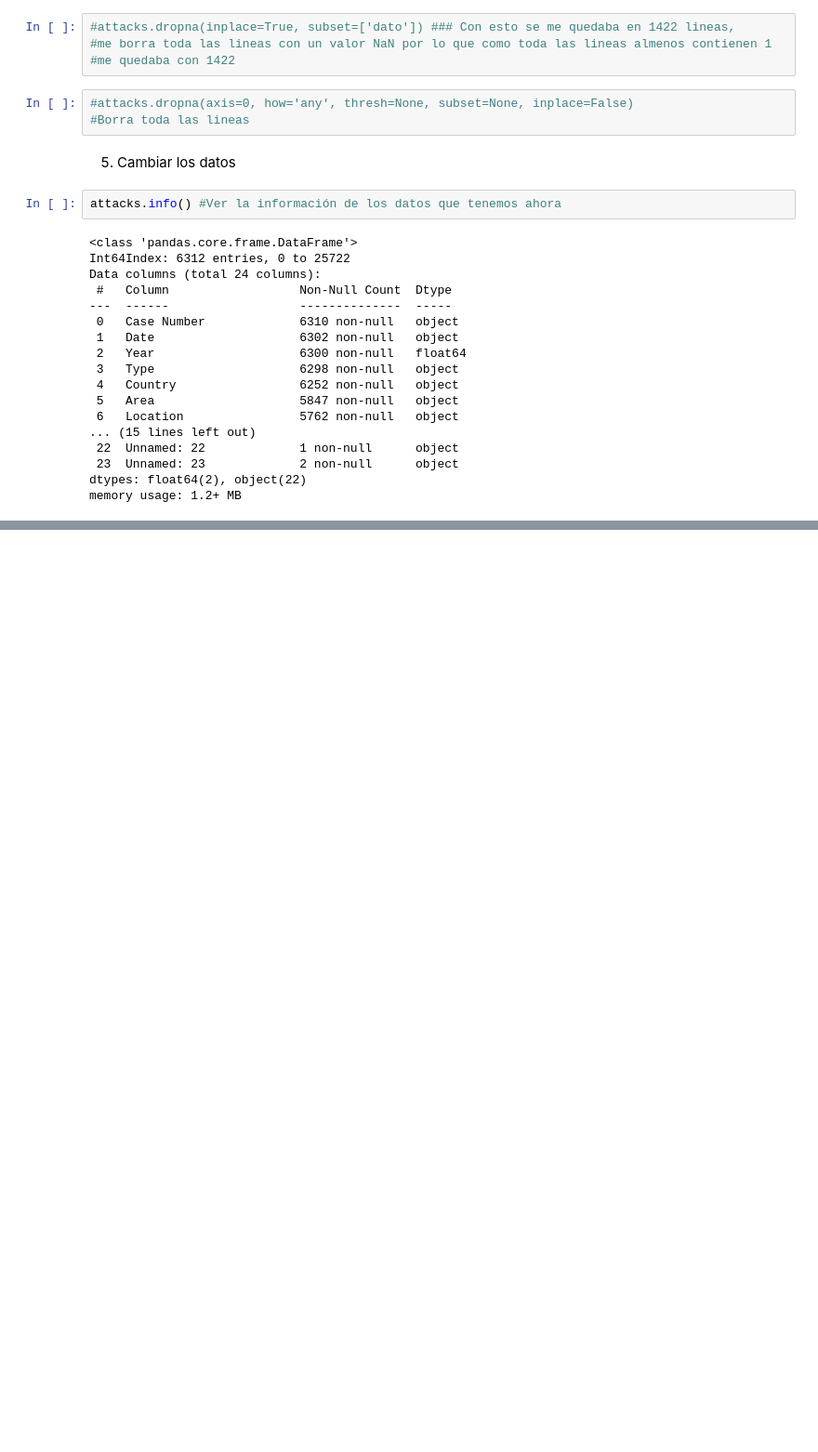
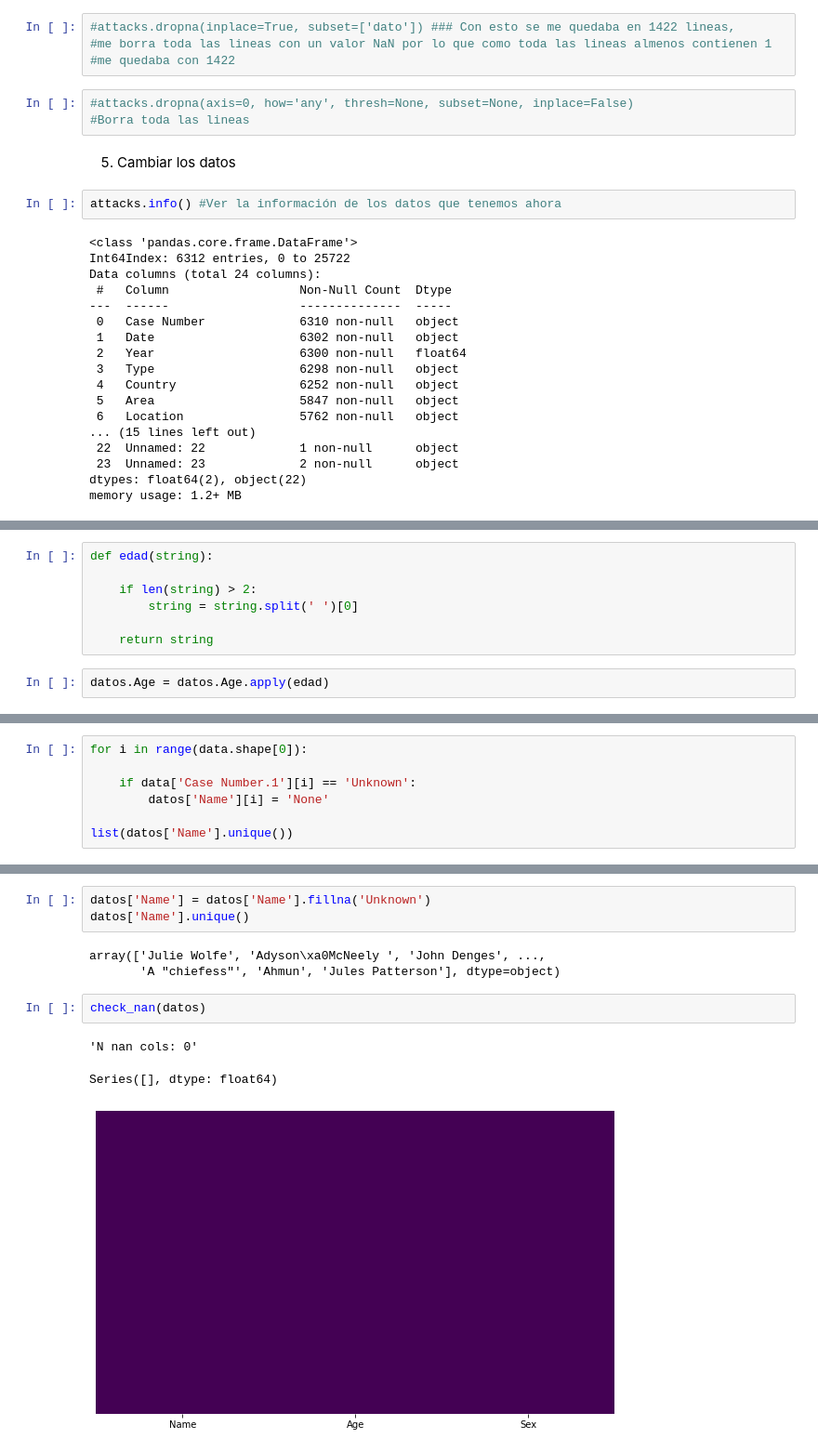
Before and after one commit to MiguelBeitia/1-Proyecto-Pandas-Shark, a Jupyter notebook: Proyecto.ipynb, the cells around one changed output, grey strips where cells are left out. Shown: that part at 93% size. Drawn from its saved outputs; the diff is of its cells as text; blank space fills up the shorter version.

```diff
--- a/Proyecto.ipynb
+++ b/Proyecto.ipynb
@@ -210,0 +897,9 @@ TypeError: Cannot setitem on a Categorical with a new category (Unknown), set th
+# %%
+def edad(string):
+
+    if len(string) > 2:
+        string = string.split(' ')[0]
+
+    return string
+# %%
+datos.Age = datos.Age.apply(edad)
@@ -210,0 +915,7 @@ TypeError: Cannot setitem on a Categorical with a new category (Unknown), set th
+# %%
+for i in range(data.shape[0]):
+
+    if data['Case Number.1'][i] == 'Unknown':
+        datos['Name'][i] = 'None'
+
+list(datos['Name'].unique())
@@ -210,0 +940,12 @@ TypeError: Cannot setitem on a Categorical with a new category (Unknown), set th
+# %%
+datos['Name'] = datos['Name'].fillna('Unknown')
+datos['Name'].unique()
+# %% [output]
+array(['Julie Wolfe', 'Adyson\xa0McNeely ', 'John Denges', ...,
+       'A "chiefess"', 'Ahmun', 'Jules Patterson'], dtype=object)
+# %%
+check_nan(datos)
+# %% [output]
+'N nan cols: 0'
+Series([], dtype: float64)
+[figure, added]
```
Also changed, not shown: parts of 117 cells of this notebook.
